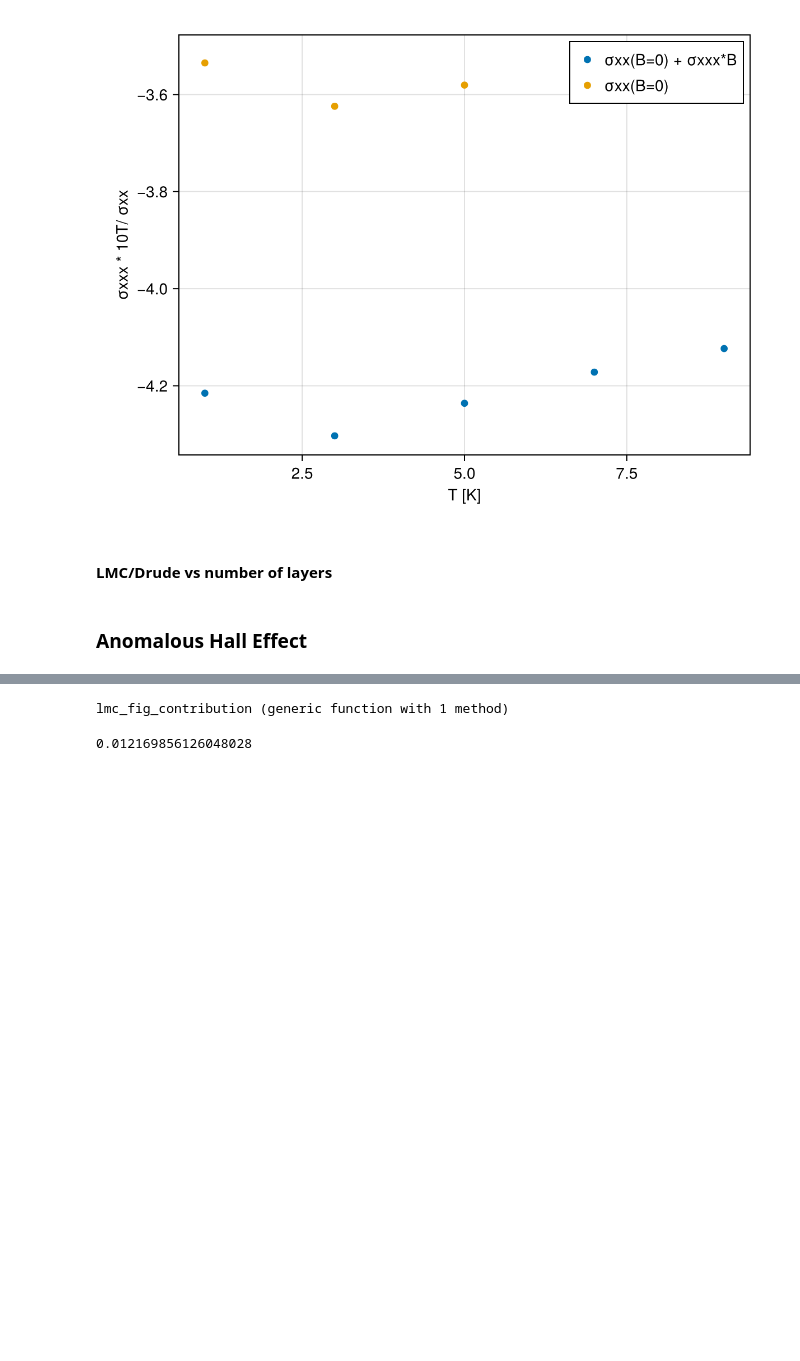
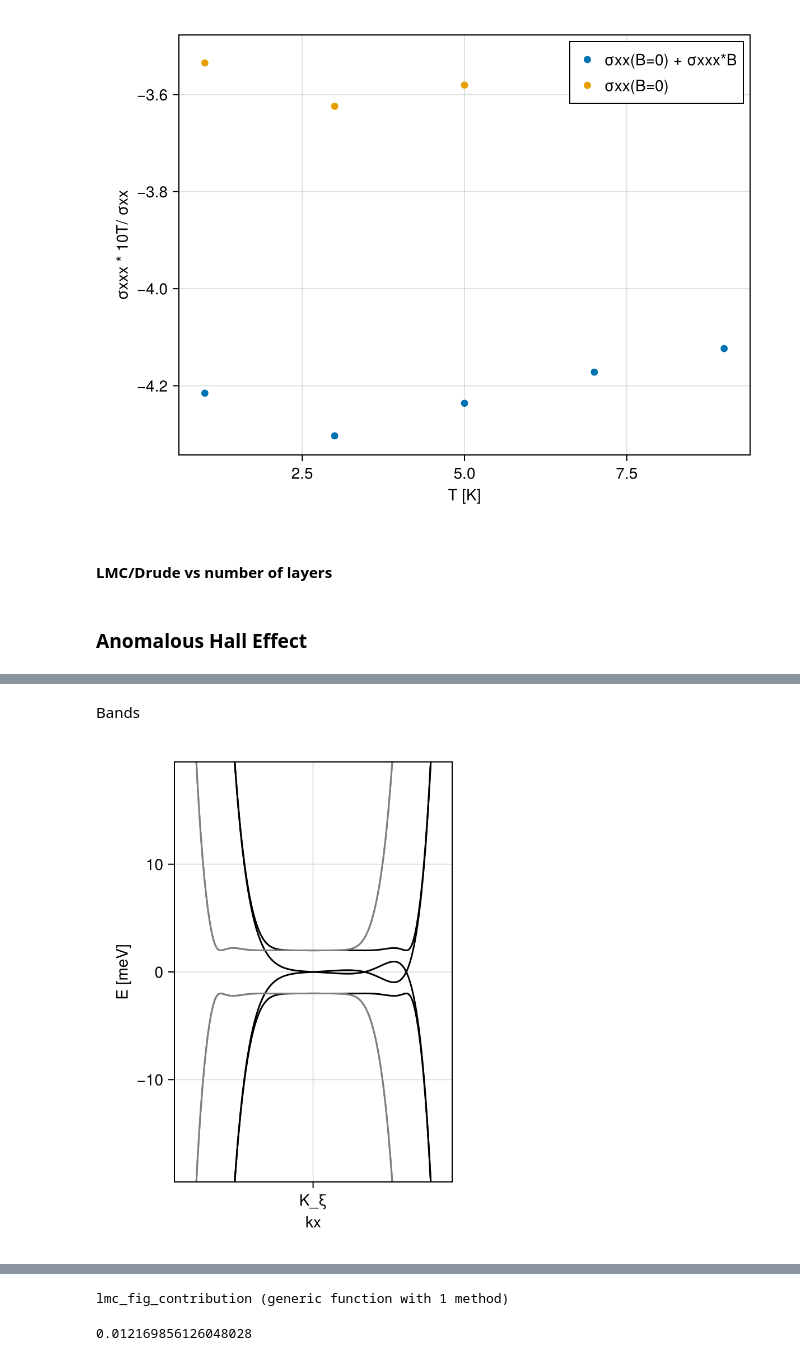
Before and after one commit to fernandopenaranda/LMC, a Jupyter notebook: src/Paper/MRinRhombohedral.ipynb, the cells around one changed output, grey strips where cells are left out. Drawn from its saved outputs; the diff is of its cells as text; code cells hidden in the pictures; blank space fills up the shorter version.

```diff
--- a/src/Paper/MRinRhombohedral.ipynb
+++ b/src/Paper/MRinRhombohedral.ipynb
@@ -274,0 +376,6 @@ fig
+# %% [markdown]
+Bands
+# %%
+quarter_metal_plotbands(p, N, p.Delta_Ez, 0, points = 300)
+# %% [output]
+[figure, added]
```
Also changed, not shown: parts of 21 cells of this notebook, 10 other files.
